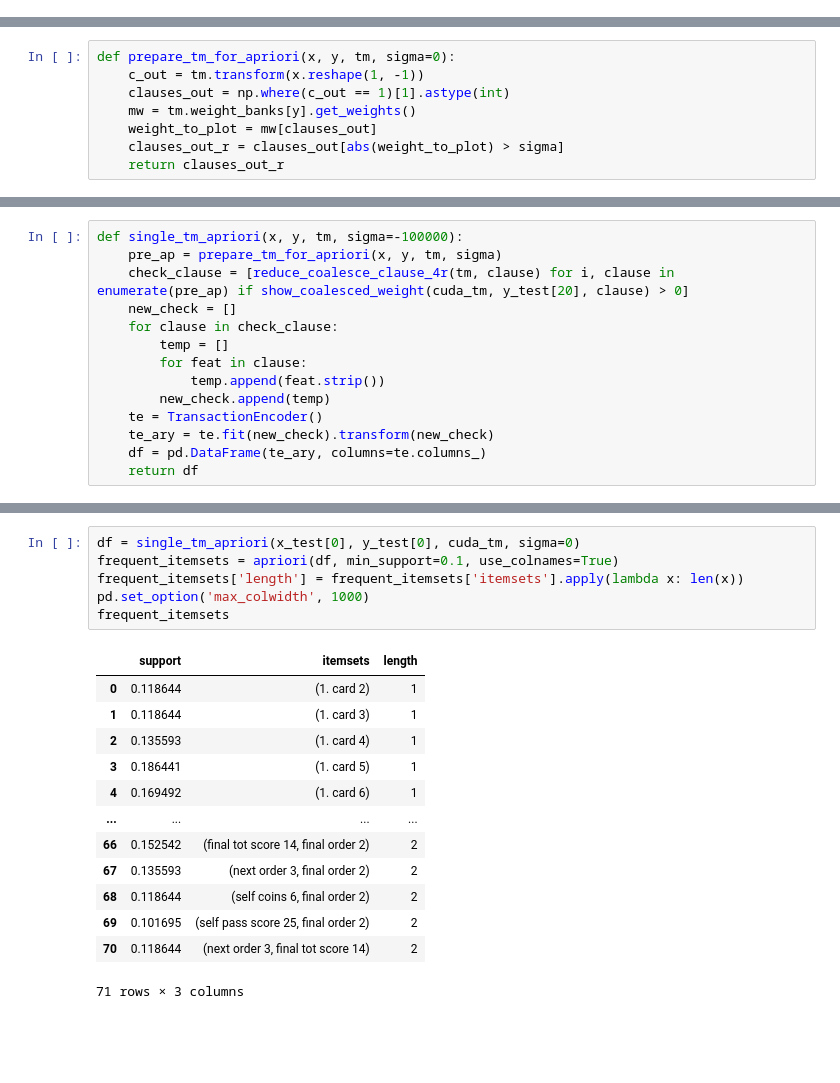
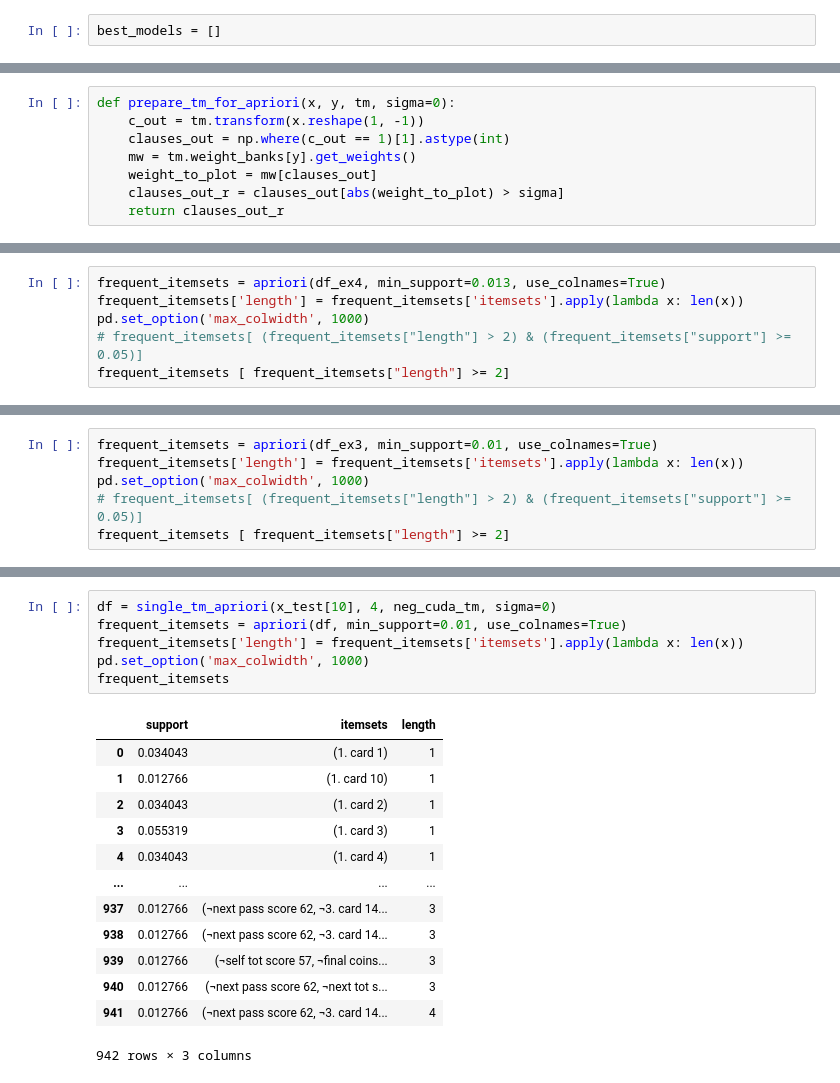
Before and after one commit to JoarVarpe/pet_for_sale, a Jupyter notebook: petting_examples/notebooks/minimalist_explore.ipynb, the cells around one changed output, grey strips where cells are left out. Drawn from its saved outputs; the diff is of its cells as text; blank space fills up the shorter version.

```diff
--- a/petting_examples/notebooks/minimalist_explore.ipynb
+++ b/petting_examples/notebooks/minimalist_explore.ipynb
@@ -123 +138,3 @@ x_test = np.delete(x_test, self_can_bet_index, 1)
+# %%
+best_models = []
 # %%
@@ -270,0 +1496,6 @@ array([  44,   46,  154,  225,  272,  381,  408,  466,  491,  510,  553,
+# %%
+frequent_itemsets = apriori(df_ex4, min_support=0.013, use_colnames=True)
+frequent_itemsets['length'] = frequent_itemsets['itemsets'].apply(lambda x: len(x))
+pd.set_option('max_colwidth', 1000)
+# frequent_itemsets[ (frequent_itemsets["length"] > 2) & (frequent_itemsets["support"] >= 0.05)]
+frequent_itemsets [ frequent_itemsets["length"] >= 2]
@@ -270,0 +1525,6 @@ array([  44,   46,  154,  225,  272,  381,  408,  466,  491,  510,  553,
+# %%
+frequent_itemsets = apriori(df_ex3, min_support=0.01, use_colnames=True)
+frequent_itemsets['length'] = frequent_itemsets['itemsets'].apply(lambda x: len(x))
+pd.set_option('max_colwidth', 1000)
+# frequent_itemsets[ (frequent_itemsets["length"] > 2) & (frequent_itemsets["support"] >= 0.05)]
+frequent_itemsets [ frequent_itemsets["length"] >= 2]
@@ -607,14 +1853,0 @@ TypeError: can only concatenate list (not "int") to list
-# %%
-def single_tm_apriori(x, y, tm, sigma=-100000):
-    pre_ap = prepare_tm_for_apriori(x, y, tm, sigma)
-    check_clause = [reduce_coalesce_clause_4r(tm, clause) for i, clause in enumerate(pre_ap) if show_coalesced_weight(cuda_tm, y_test[20], clause) > 0]
-    new_check = []
-    for clause in check_clause:
-        temp = []
-        for feat in clause:
-            temp.append(feat.strip())
-        new_check.append(temp)
-    te = TransactionEncoder()
-    te_ary = te.fit(new_check).transform(new_check)
-    df = pd.DataFrame(te_ary, columns=te.columns_)
-    return df
@@ -621,20 +1886,20 @@ def single_tm_apriori(x, y, tm, sigma=-100000):
 # %%
-df = single_tm_apriori(x_test[0], y_test[0], cuda_tm, sigma=0)
-frequent_itemsets = apriori(df, min_support=0.1, use_colnames=True)
+df = single_tm_apriori(x_test[10], 4, neg_cuda_tm, sigma=0)
+frequent_itemsets = apriori(df, min_support=0.01, use_colnames=True)
 frequent_itemsets['length'] = frequent_itemsets['itemsets'].apply(lambda x: len(x))
 pd.set_option('max_colwidth', 1000)
 frequent_itemsets
 # %% [output]
 |  | support | itemsets | length |
-| 0 | 0.118644 | (1. card 2) | 1 |
-| 1 | 0.118644 | (1. card 3) | 1 |
-| 2 | 0.135593 | (1. card 4) | 1 |
-| 3 | 0.186441 | (1. card 5) | 1 |
-| 4 | 0.169492 | (1. card 6) | 1 |
+| 0 | 0.034043 | (1. card 1) | 1 |
+| 1 | 0.012766 | (1. card 10) | 1 |
+| 2 | 0.034043 | (1. card 2) | 1 |
+| 3 | 0.055319 | (1. card 3) | 1 |
+| 4 | 0.034043 | (1. card 4) | 1 |
 | ... | ... | ... | ... |
-| 66 | 0.152542 | (final tot score 14, final order 2) | 2 |
-| 67 | 0.135593 | (next order 3, final order 2) | 2 |
-| 68 | 0.118644 | (self coins 6, final order 2) | 2 |
-| 69 | 0.101695 | (self pass score 25, final order 2) | 2 |
-| 70 | 0.118644 | (next order 3, final tot score 14) | 2 |
+| 937 | 0.012766 | (¬next pass score 62, ¬3. card 14... | 3 |
+| 938 | 0.012766 | (¬next pass score 62, ¬3. card 14... | 3 |
+| 939 | 0.012766 | (¬self tot score 57, ¬final coins... | 3 |
+| 940 | 0.012766 | (¬next pass score 62, ¬next tot s... | 3 |
+| 941 | 0.012766 | (¬next pass score 62, ¬3. card 14... | 4 |
-71 rows × 3 columns
+942 rows × 3 columns
```
Also changed, not shown: parts of 67 cells of this notebook, 6 other files.
